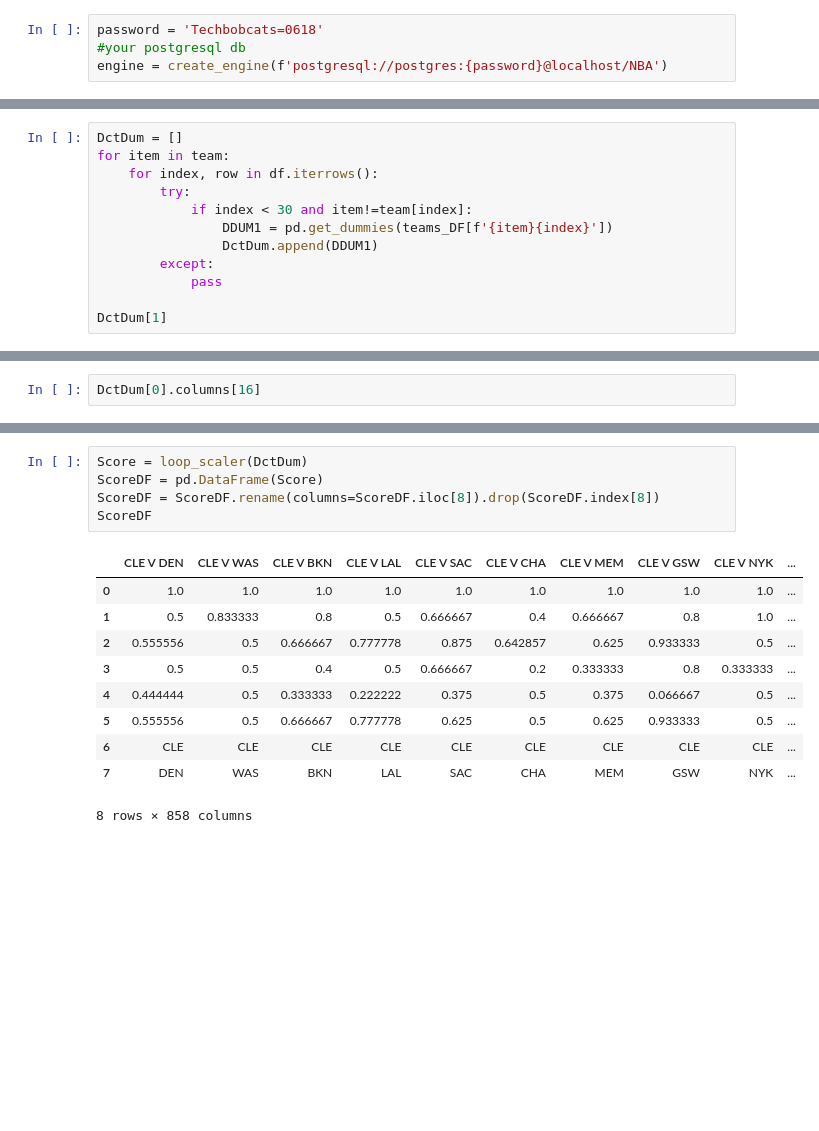
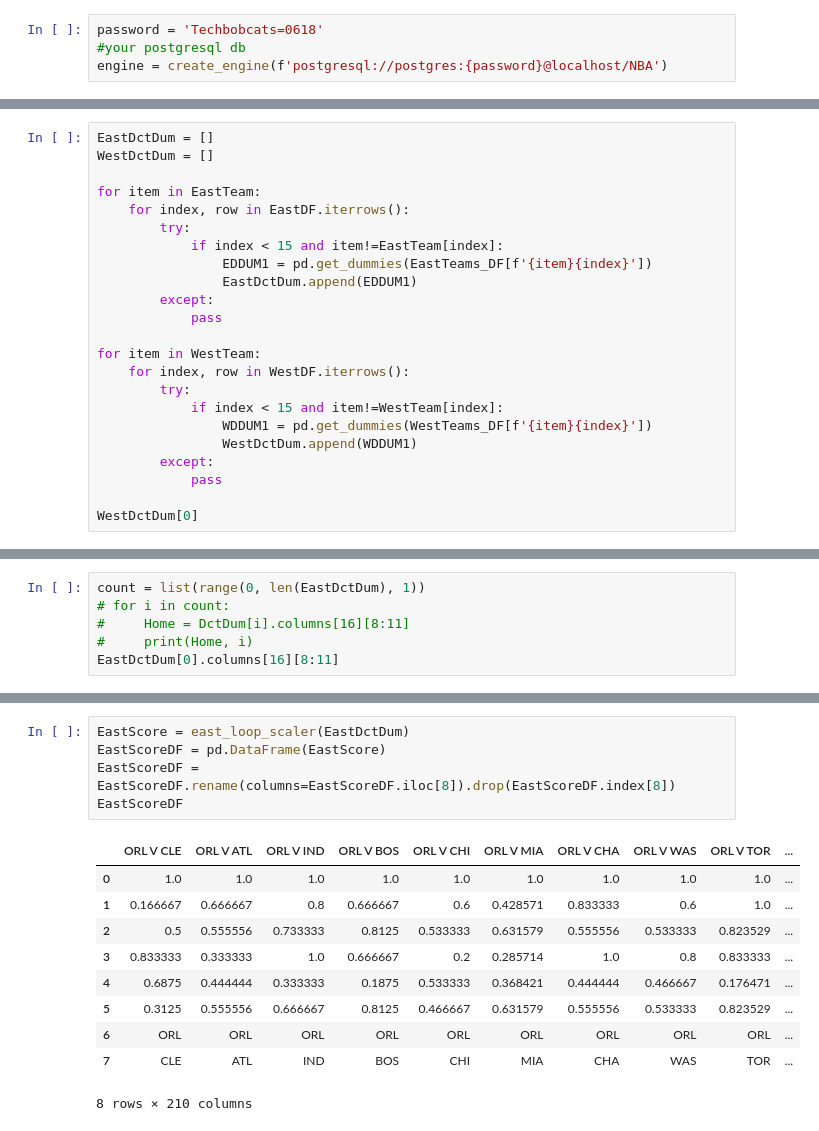
Before and after one commit to VedranaGATech/Project-4-Team-3---Machine-Learning-, a Jupyter notebook: Predictions-2.ipynb, the cells around one changed output, grey strips where cells are left out. Saved outputs shown, nothing was run; the diff lists cells and outputs as text; blank space fills up the shorter version.

```diff
--- a/Predictions-2.ipynb
+++ b/Predictions-2.ipynb
@@ -81,14 +58,25 @@ Index(['MATCHUP', 'WL', 'PTS', 'FGM', 'FGA', 'FG_PCT', 'FG3M', 'FG3A',
 # %%
-DctDum = []
-for item in team:
-    for index, row in df.iterrows():
+EastDctDum = []
+WestDctDum = []
+
+for item in EastTeam:
+    for index, row in EastDF.iterrows():
         try:
-            if index < 30 and item!=team[index]:
-                DDUM1 = pd.get_dummies(teams_DF[f'{item}{index}'])
-                DctDum.append(DDUM1)
+            if index < 15 and item!=EastTeam[index]:
+                EDDUM1 = pd.get_dummies(EastTeams_DF[f'{item}{index}'])
+                EastDctDum.append(EDDUM1)
         except:
             pass
 
-DctDum[1]
+for item in WestTeam:
+    for index, row in WestDF.iterrows():
+        try:
+            if index < 15 and item!=WestTeam[index]:
+                WDDUM1 = pd.get_dummies(WestTeams_DF[f'{item}{index}'])
+                WestDctDum.append(WDDUM1)
+        except:
+            pass
+
+WestDctDum[0]
 # %% [output]
 |  | PTS | FGM | FGA | FG_PCT | FG3M | FG3A | FG3_PCT | FTM | FTA | FT_PCT | OREB | ... |
@@ -111,3 +99,7 @@ DctDum[1]
 # %%
-DctDum[0].columns[16]
+count = list(range(0, len(EastDctDum), 1))
+# for i in count:
+#     Home = DctDum[i].columns[16][8:11]
+#     print(Home, i)
+EastDctDum[0].columns[16][8:11]
 # %% [output]
@@ -187,16 +235,16 @@ def loop_scaler(DctDum):
 # %%
-Score = loop_scaler(DctDum)
-ScoreDF = pd.DataFrame(Score)
-ScoreDF = ScoreDF.rename(columns=ScoreDF.iloc[8]).drop(ScoreDF.index[8])
-ScoreDF
+EastScore = east_loop_scaler(EastDctDum)
+EastScoreDF = pd.DataFrame(EastScore)
+EastScoreDF = EastScoreDF.rename(columns=EastScoreDF.iloc[8]).drop(EastScoreDF.index[8])
+EastScoreDF
 # %% [output]
-|  | CLE V DEN | CLE V WAS | CLE V BKN | CLE V LAL | CLE V SAC | CLE V CHA | CLE V MEM | CLE V GSW | CLE V NYK | ... |
+|  | ORL V CLE | ORL V ATL | ORL V IND | ORL V BOS | ORL V CHI | ORL V MIA | ORL V CHA | ORL V WAS | ORL V TOR | ... |
 | 0 | 1.0 | 1.0 | 1.0 | 1.0 | 1.0 | 1.0 | 1.0 | 1.0 | 1.0 | ... |
-| 1 | 0.5 | 0.833333 | 0.8 | 0.5 | 0.666667 | 0.4 | 0.666667 | 0.8 | 1.0 | ... |
-| 2 | 0.555556 | 0.5 | 0.666667 | 0.777778 | 0.875 | 0.642857 | 0.625 | 0.933333 | 0.5 | ... |
-| 3 | 0.5 | 0.5 | 0.4 | 0.5 | 0.666667 | 0.2 | 0.333333 | 0.8 | 0.333333 | ... |
-| 4 | 0.444444 | 0.5 | 0.333333 | 0.222222 | 0.375 | 0.5 | 0.375 | 0.066667 | 0.5 | ... |
-| 5 | 0.555556 | 0.5 | 0.666667 | 0.777778 | 0.625 | 0.5 | 0.625 | 0.933333 | 0.5 | ... |
-| 6 | CLE | CLE | CLE | CLE | CLE | CLE | CLE | CLE | CLE | ... |
-| 7 | DEN | WAS | BKN | LAL | SAC | CHA | MEM | GSW | NYK | ... |
+| 1 | 0.166667 | 0.666667 | 0.8 | 0.666667 | 0.6 | 0.428571 | 0.833333 | 0.6 | 1.0 | ... |
+| 2 | 0.5 | 0.555556 | 0.733333 | 0.8125 | 0.533333 | 0.631579 | 0.555556 | 0.533333 | 0.823529 | ... |
+| 3 | 0.833333 | 0.333333 | 1.0 | 0.666667 | 0.2 | 0.285714 | 1.0 | 0.8 | 0.833333 | ... |
+| 4 | 0.6875 | 0.444444 | 0.333333 | 0.1875 | 0.533333 | 0.368421 | 0.444444 | 0.466667 | 0.176471 | ... |
+| 5 | 0.3125 | 0.555556 | 0.666667 | 0.8125 | 0.466667 | 0.631579 | 0.555556 | 0.533333 | 0.823529 | ... |
+| 6 | ORL | ORL | ORL | ORL | ORL | ORL | ORL | ORL | ORL | ... |
+| 7 | CLE | ATL | IND | BOS | CHI | MIA | CHA | WAS | TOR | ... |
-8 rows × 858 columns
+8 rows × 210 columns
```
Also changed, not shown: parts of 11 cells of this notebook, 3 other files.
